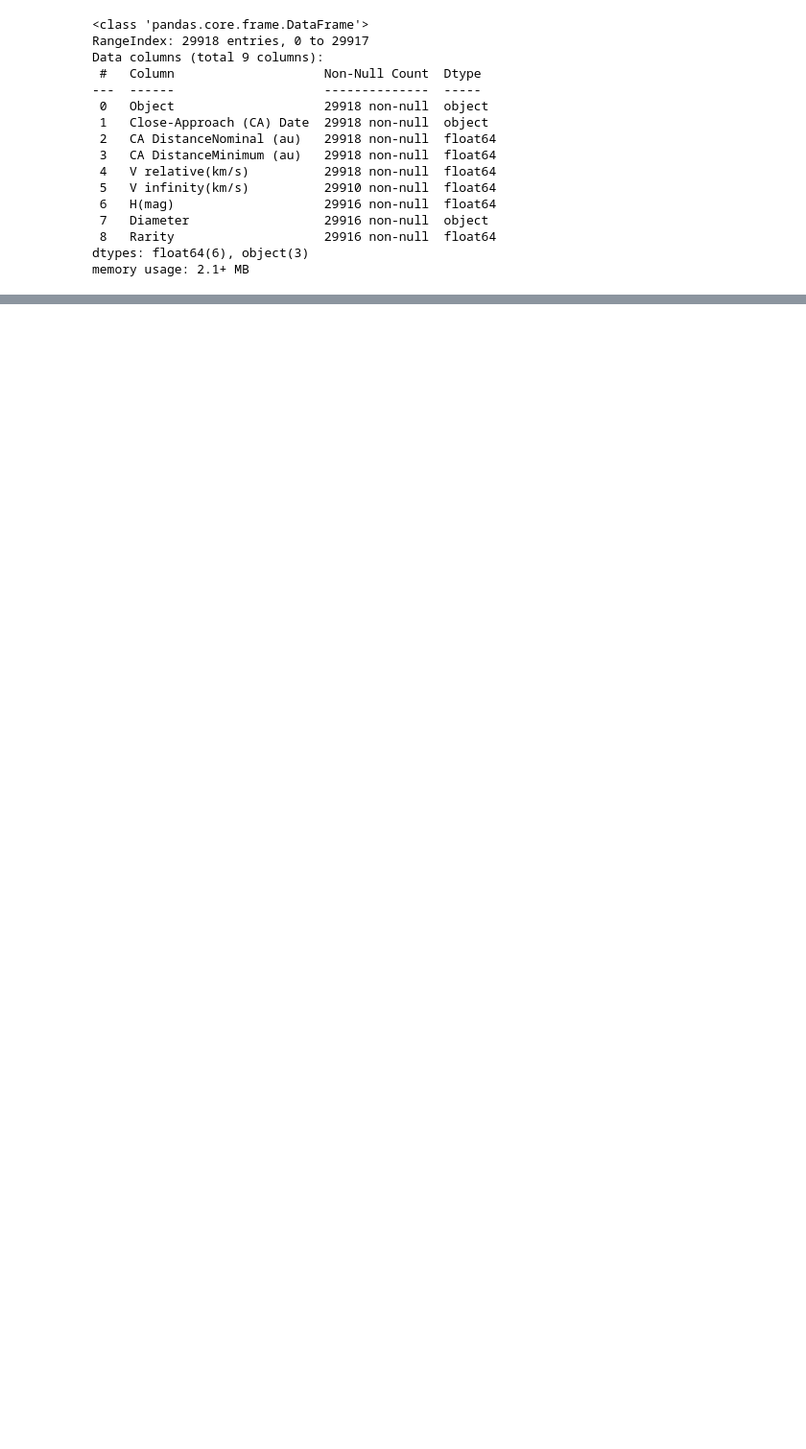
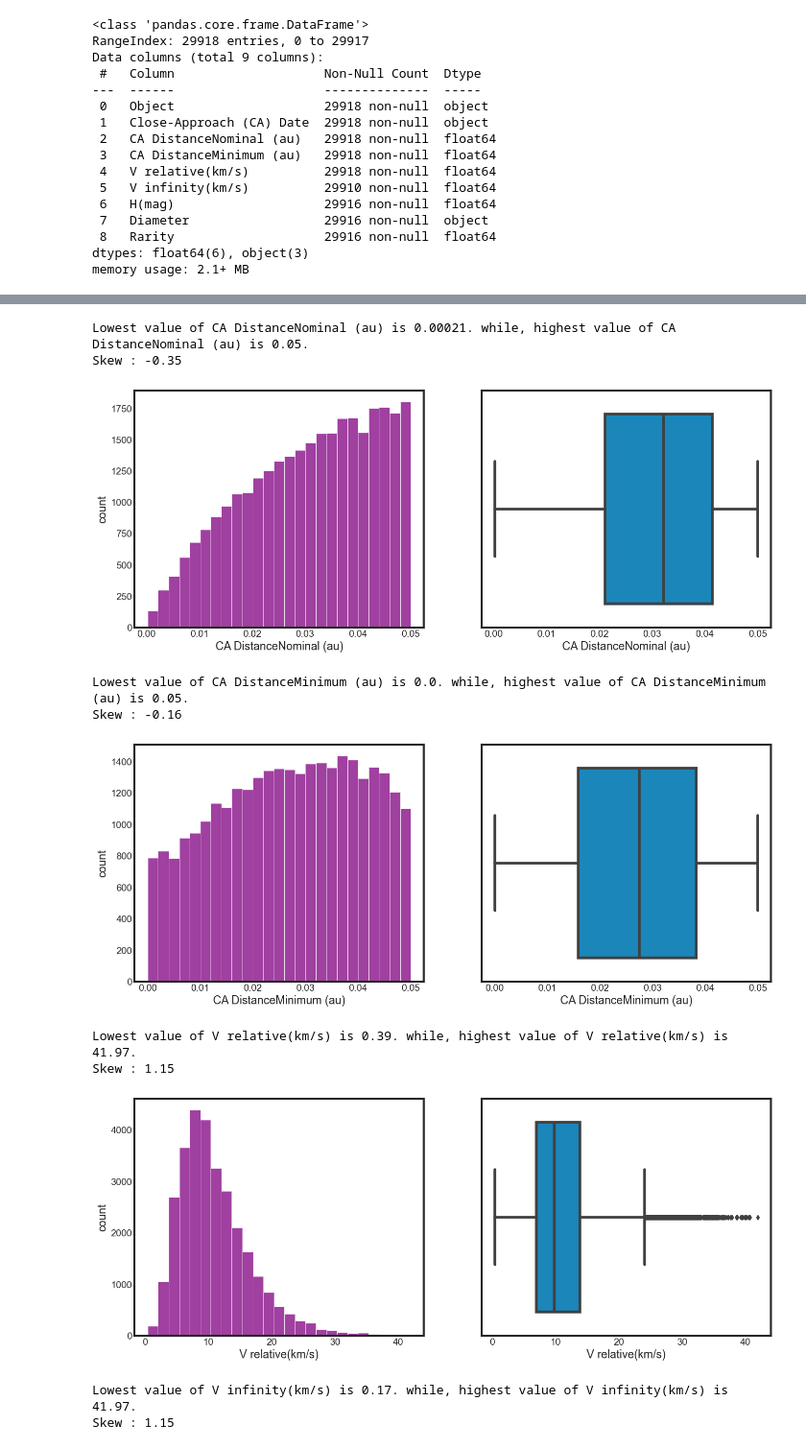
Before and after one commit to ejazahmed97/Pridecting-Rarity-of-NEO, a Jupyter notebook: rarity prediction.ipynb, the cells around one changed output, grey strips where cells are left out. Shown: that part at 96% size. Drawn from its saved outputs; the diff is of its cells as text; code cells hidden in the pictures; blank space fills up the shorter version.

```diff
--- a/rarity prediction.ipynb
+++ b/rarity prediction.ipynb
@@ -76,0 +233,26 @@ memory usage: 2.1+ MB
+# %%
+# Used the Numerical Data Types to See the distributions
+num1=df.select_dtypes(exclude='object')
+for col in num1.columns:
+    print('Lowest value of {} is {}. while, highest value of {} is {}.'.format(
+    col,df[col].min(),col, df[col].max()))
+    print('Skew :',round(num1[col].skew(),2))
+    plt.figure(figsize=(15,6))
+    plt.subplot(1,2,1)
+    sns.histplot(df[col],bins=25,color='purple')
+    plt.ylabel('count')
+    plt.subplot(1,2,2)
+    sns.boxplot(x=df[col])
+    plt.show()
+# %% [output]
+Lowest value of CA DistanceNominal (au) is 0.00021. while, highest value of CA DistanceNominal (au) is 0.05.
+Skew : -0.35
+[figure, added]
+Lowest value of CA DistanceMinimum (au) is 0.0. while, highest value of CA DistanceMinimum (au) is 0.05.
+Skew : -0.16
+[figure, added]
+Lowest value of V relative(km/s) is 0.39. while, highest value of V relative(km/s) is 41.97.
+Skew : 1.15
+[figure, added]
+Lowest value of V infinity(km/s) is 0.17. while, highest value of V infinity(km/s) is 41.97.
+Skew : 1.15
```
Also changed, not shown: parts of 35 cells of this notebook.
